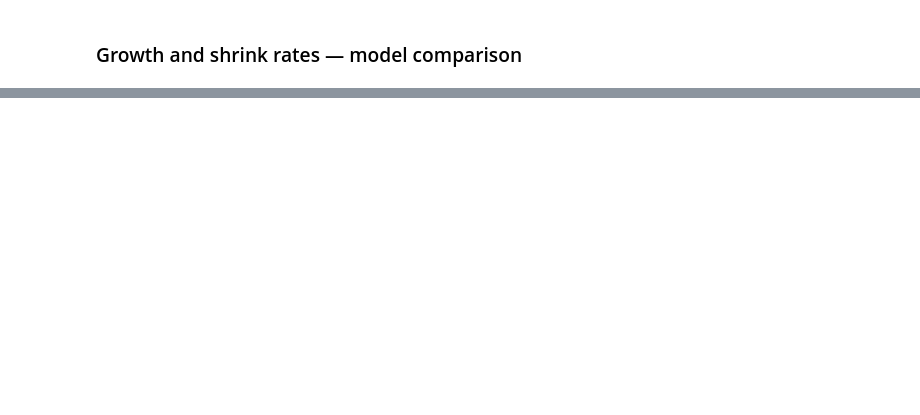
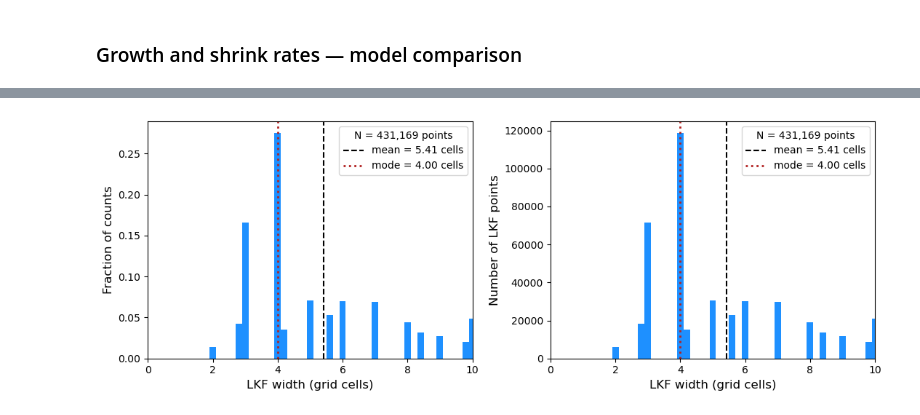
Before and after one commit to nhutter/lkf_tools, a Jupyter notebook: notebooks/tutorial_gen_dataset.ipynb, the cells around one changed output, grey strips where cells are left out. Saved outputs shown, nothing was run; the diff lists cells and outputs as text; code cells hidden in the pictures; blank space fills up the shorter version.

```diff
--- a/notebooks/tutorial_gen_dataset.ipynb
+++ b/notebooks/tutorial_gen_dataset.ipynb
@@ -455,0 +491,17 @@ fig.tight_layout()
+# %%
+from pathlib import Path
+from urllib.request import urlopen
+from io import BytesIO
+from zipfile import ZipFile
+
+riops_dir = Path('../data/RIOPS')
+riops_dir.mkdir(exist_ok=True)
+riops_nc = riops_dir / 'ECCC_CREG12_2008_daily_means.nc'
+
+url = 'https://zenodo.org/records/5555329/files/RIOPS_ECCC_CREG12_2008_daily_means.zip?download=1'
+# ~1.2 GB download / ~5 GB extracted — only fetch if not already present
+if not riops_nc.is_file():
+    print('Downloading RIOPS (~1.2 GB) ...')
+    ZipFile(BytesIO(urlopen(url).read())).extractall(path=riops_dir)
+else:
+    print('Found', riops_nc.name)
@@ -455,0 +510,20 @@ fig.tight_layout()
+# %%
+import xarray as xr
+from lkf_tools.dataset import process_dataset
+
+# RIOPS is the raw ECCC CREG12 format: rename T-grid coordinate/metric names
+# to the U-grid names the package expects, then pass via xarray=.
+riops_raw = xr.open_dataset(riops_nc).rename(
+    {'TLON': 'ULON', 'TLAT': 'ULAT', 'DXT': 'DXU', 'DYT': 'DYV'})
+
+# t_red=1 so detection AND width use the same single daily field (as Lemieux).
+riops = process_dataset(str(riops_nc),
+                        output_path='../data/lkfs/RIOPS/',
+                        xarray=riops_raw,
+                        t_red=1)
+riops.label = 'RIOPS CREG12 2008'
+
+# CREG12 is a large grid; detect a few winter days for the demonstration.
+riops.detect_lkfs()#indexes=[0, 1, 2, 3, 4, 5, 6, 7, 8, 9])
+riops.compute_widths()#force_recompute=True)
+riops.compute_intersection()
@@ -455,0 +542,8 @@ fig.tight_layout()
+# %%
+import matplotlib.pyplot as plt
+fig, axes = plt.subplots(1, 2, figsize=(11, 4))
+riops.widths.plot(ax=axes[0])                 # fraction of counts (paper style)
+riops.widths.plot(ax=axes[1], density=False)  # raw counts ('number' histogram)
+fig.tight_layout()
+# %% [output]
+[figure, added]
```
Also changed, not shown: parts of 32 cells of this notebook, 7 other files.
